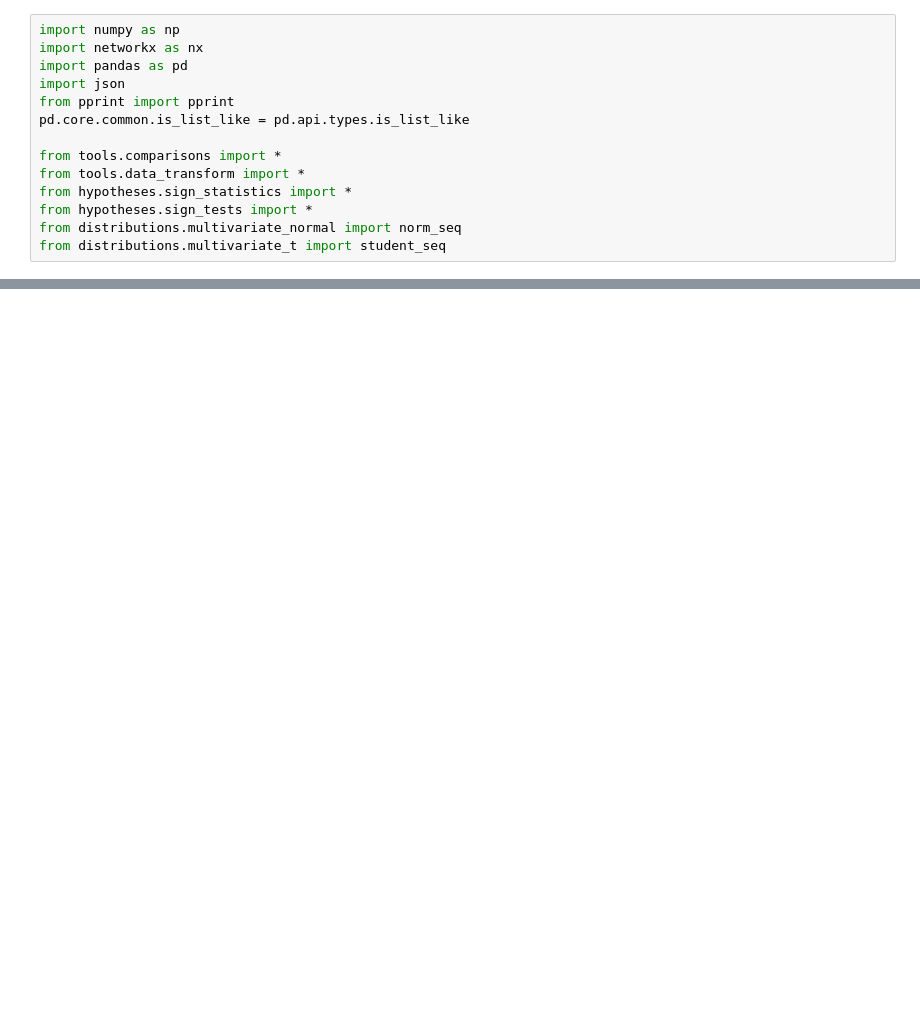
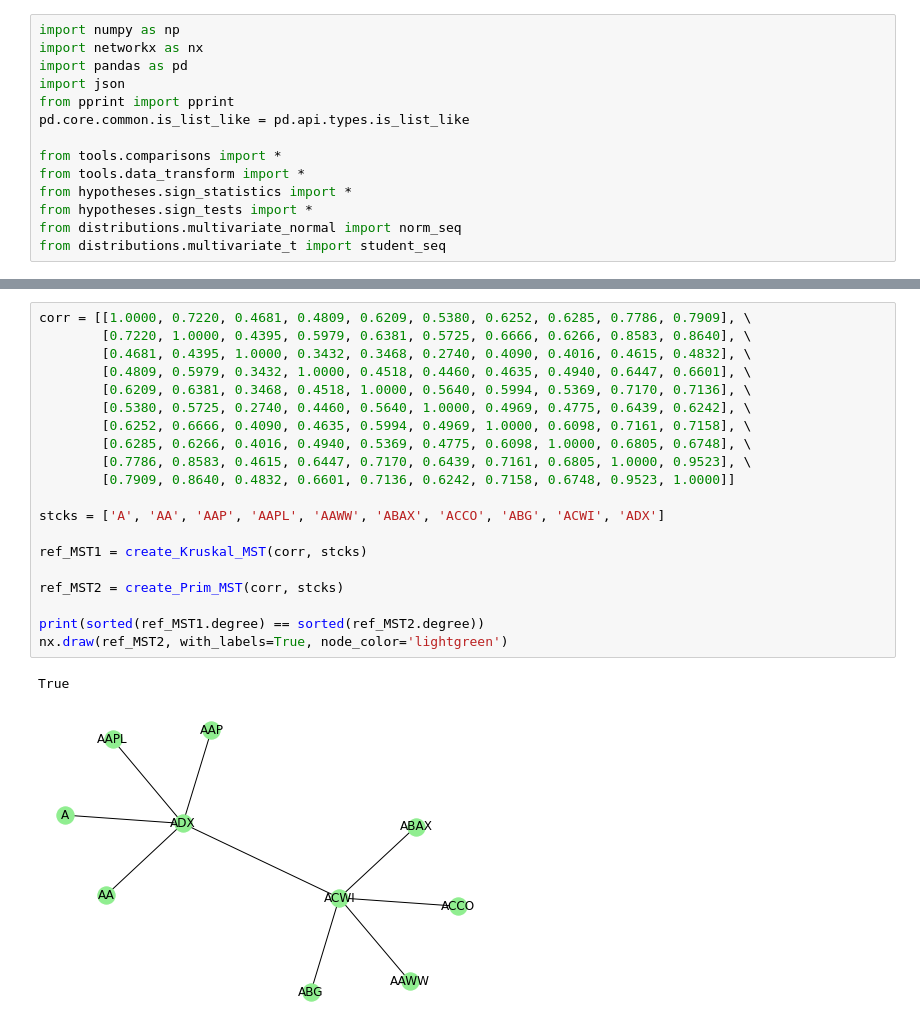
Before and after one commit to kislN/SignProcedure, a Jupyter notebook: comparison_result.ipynb, the cells around one changed output, grey strips where cells are left out. Cells and saved outputs as stored; diff of their text form; blank space fills up the shorter version.

```diff
--- a/comparison_result.ipynb
+++ b/comparison_result.ipynb
@@ -66,0 +109,23 @@ total_compare(ref_MST1, corr, stcks, 'path')
+# %%
+corr = [[1.0000, 0.7220, 0.4681, 0.4809, 0.6209, 0.5380, 0.6252, 0.6285, 0.7786, 0.7909], \
+        [0.7220, 1.0000, 0.4395, 0.5979, 0.6381, 0.5725, 0.6666, 0.6266, 0.8583, 0.8640], \
+        [0.4681, 0.4395, 1.0000, 0.3432, 0.3468, 0.2740, 0.4090, 0.4016, 0.4615, 0.4832], \
+        [0.4809, 0.5979, 0.3432, 1.0000, 0.4518, 0.4460, 0.4635, 0.4940, 0.6447, 0.6601], \
+        [0.6209, 0.6381, 0.3468, 0.4518, 1.0000, 0.5640, 0.5994, 0.5369, 0.7170, 0.7136], \
+        [0.5380, 0.5725, 0.2740, 0.4460, 0.5640, 1.0000, 0.4969, 0.4775, 0.6439, 0.6242], \
+        [0.6252, 0.6666, 0.4090, 0.4635, 0.5994, 0.4969, 1.0000, 0.6098, 0.7161, 0.7158], \
+        [0.6285, 0.6266, 0.4016, 0.4940, 0.5369, 0.4775, 0.6098, 1.0000, 0.6805, 0.6748], \
+        [0.7786, 0.8583, 0.4615, 0.6447, 0.7170, 0.6439, 0.7161, 0.6805, 1.0000, 0.9523], \
+        [0.7909, 0.8640, 0.4832, 0.6601, 0.7136, 0.6242, 0.7158, 0.6748, 0.9523, 1.0000]]
+
+stcks = ['A', 'AA', 'AAP', 'AAPL', 'AAWW', 'ABAX', 'ACCO', 'ABG', 'ACWI', 'ADX']
+
+ref_MST1 = create_Kruskal_MST(corr, stcks)
+
+ref_MST2 = create_Prim_MST(corr, stcks)
+
+print(sorted(ref_MST1.degree) == sorted(ref_MST2.degree))
+nx.draw(ref_MST2, with_labels=True, node_color='lightgreen')
+# %% [output]
+True
+[figure, added]
```
Also changed, not shown: parts of 9 cells of this notebook, 5 other files.
